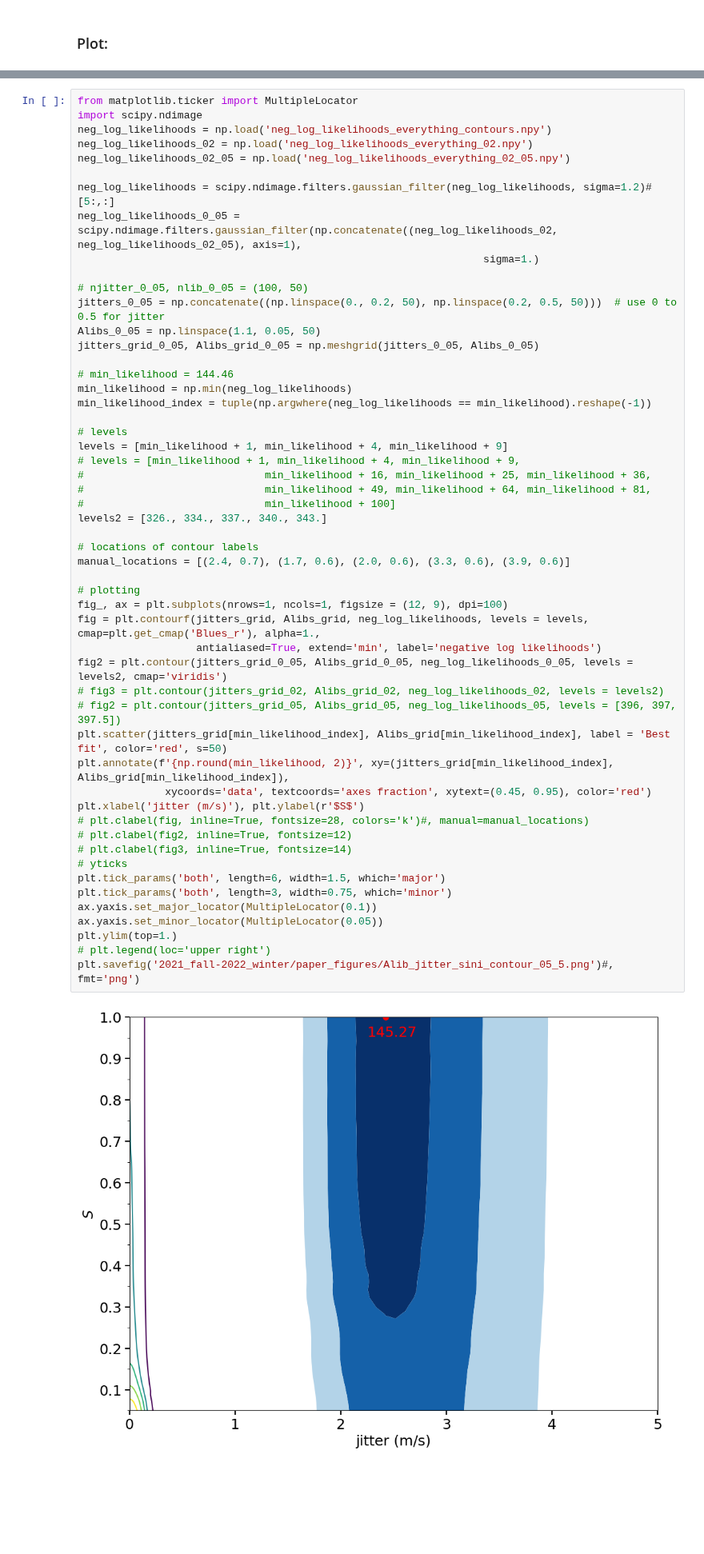
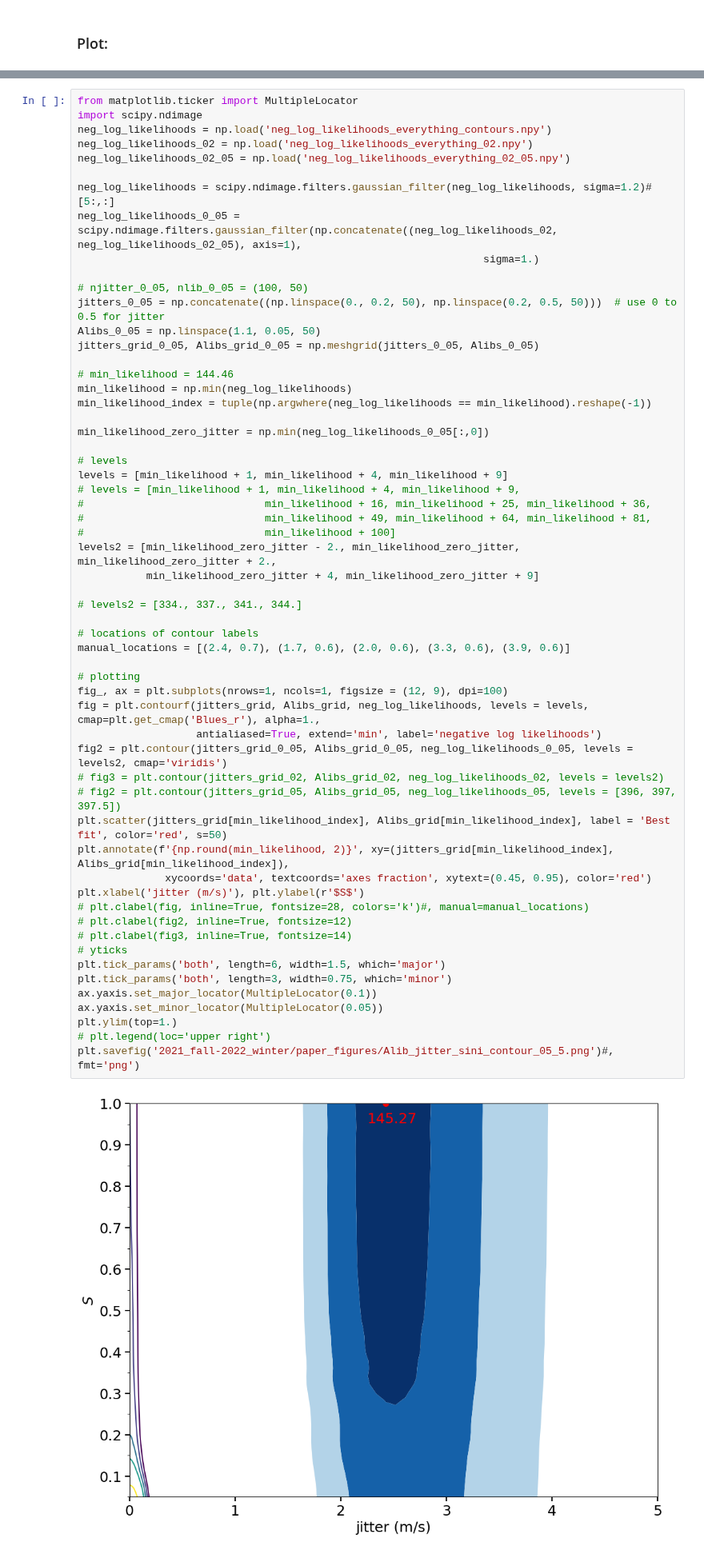
Before and after one commit to ia-chow/SURF2022, a Jupyter notebook: SURF/hd45364_jitter_sini_EDITED.ipynb, the cells around one changed output, grey strips where cells are left out. Shown at 80% size. Cells and saved outputs as stored; diff of their text form; blank space fills up the shorter version.

Commit message:
updated contour plot again

```diff
--- a/SURF/hd45364_jitter_sini_EDITED.ipynb
+++ b/SURF/hd45364_jitter_sini_EDITED.ipynb
@@ -801,41 +801,46 @@ jitters_grid_0_05, Alibs_grid_0_05 = np.meshgrid(jitters_0_05, Alibs_0_05)
 min_likelihood = np.min(neg_log_likelihoods)
 min_likelihood_index = tuple(np.argwhere(neg_log_likelihoods == min_likelihood).reshape(-1))
 
+min_likelihood_zero_jitter = np.min(neg_log_likelihoods_0_05[:,0])
+
 # levels
 levels = [min_likelihood + 1, min_likelihood + 4, min_likelihood + 9]
 # levels = [min_likelihood + 1, min_likelihood + 4, min_likelihood + 9,
 #                             min_likelihood + 16, min_likelihood + 25, min_likelihood + 36,
 #                             min_likelihood + 49, min_likelihood + 64, min_likelihood + 81,
 #                             min_likelihood + 100]
-levels2 = [326., 334., 337., 340., 343.]
+levels2 = [min_likelihood_zero_jitter - 2., min_likelihood_zero_jitter, min_likelihood_zero_jitter + 2.,
+           min_likelihood_zero_jitter + 4, min_likelihood_zero_jitter + 9]
+
+# levels2 = [334., 337., 341., 344.]
 
 # locations of contour labels
 manual_locations = [(2.4, 0.7), (1.7, 0.6), (2.0, 0.6), (3.3, 0.6), (3.9, 0.6)]
 
 # plotting
 fig_, ax = plt.subplots(nrows=1, ncols=1, figsize = (12, 9), dpi=100)
 fig = plt.contourf(jitters_grid, Alibs_grid, neg_log_likelihoods, levels = levels, cmap=plt.get_cmap('Blues_r'), alpha=1.,
                    antialiased=True, extend='min', label='negative log likelihoods')
 fig2 = plt.contour(jitters_grid_0_05, Alibs_grid_0_05, neg_log_likelihoods_0_05, levels = levels2, cmap='viridis')
 # fig3 = plt.contour(jitters_grid_02, Alibs_grid_02, neg_log_likelihoods_02, levels = levels2)
 # fig2 = plt.contour(jitters_grid_05, Alibs_grid_05, neg_log_likelihoods_05, levels = [396, 397, 397.5])
 plt.scatter(jitters_grid[min_likelihood_index], Alibs_grid[min_likelihood_index], label = 'Best fit', color='red', s=50)
 plt.annotate(f'{np.round(min_likelihood, 2)}', xy=(jitters_grid[min_likelihood_index], Alibs_grid[min_likelihood_index]),
               xycoords='data', textcoords='axes fraction', xytext=(0.45, 0.95), color='red')
 plt.xlabel('jitter (m/s)'), plt.ylabel(r'$S$')
 # plt.clabel(fig, inline=True, fontsize=28, colors='k')#, manual=manual_locations)
 # plt.clabel(fig2, inline=True, fontsize=12)
 # plt.clabel(fig3, inline=True, fontsize=14)
 # yticks
 plt.tick_params('both', length=6, width=1.5, which='major')
 plt.tick_params('both', length=3, width=0.75, which='minor')
 ax.yaxis.set_major_locator(MultipleLocator(0.1))
 ax.yaxis.set_minor_locator(MultipleLocator(0.05))
 plt.ylim(top=1.)
 # plt.legend(loc='upper right')
 plt.savefig('2021_fall-2022_winter/paper_figures/Alib_jitter_sini_contour_05_5.png')#, fmt='png')
 # %% [output]
-[figure, old version]
+[figure, new version]
 # %%
 # neg_log_likelihoods = np.load('neg_log_likelihoods_everything_contours.npy')
 fig, ax = plt.subplots(1, 1, figsize = (12, 8), dpi=100)
```
Also changed, not shown: 2 other files.
